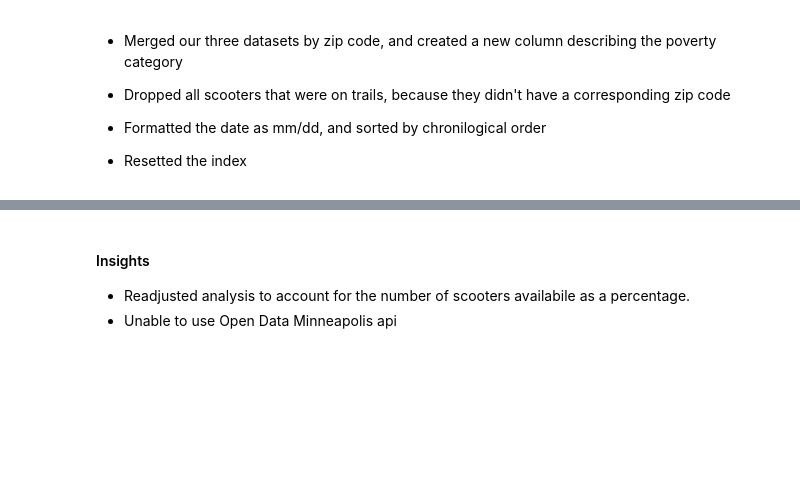
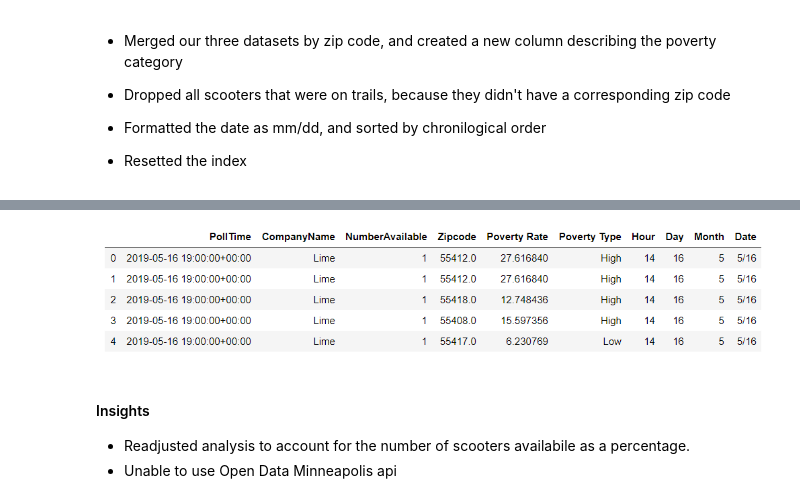
Before and after one commit to mlaska/Project1, a Jupyter notebook: Project_Presentation.ipynb, the cells around one changed output, grey strips where cells are left out. Cells and saved outputs as stored; diff of their text form; code cells hidden in the pictures; blank space fills up the shorter version.

```diff
--- a/Project_Presentation.ipynb
+++ b/Project_Presentation.ipynb
@@ -40,3 +42,7 @@ Image("Scooter.png")
+# %%
+Image("Final_DataFrame.png")
+# %% [output]
+[figure, added]
 # %% [markdown]
 #### Insights
  - Readjusted analysis to account for the number of scooters availabile as a percentage.
```
Also changed, not shown: parts of 1 cell of this notebook.
